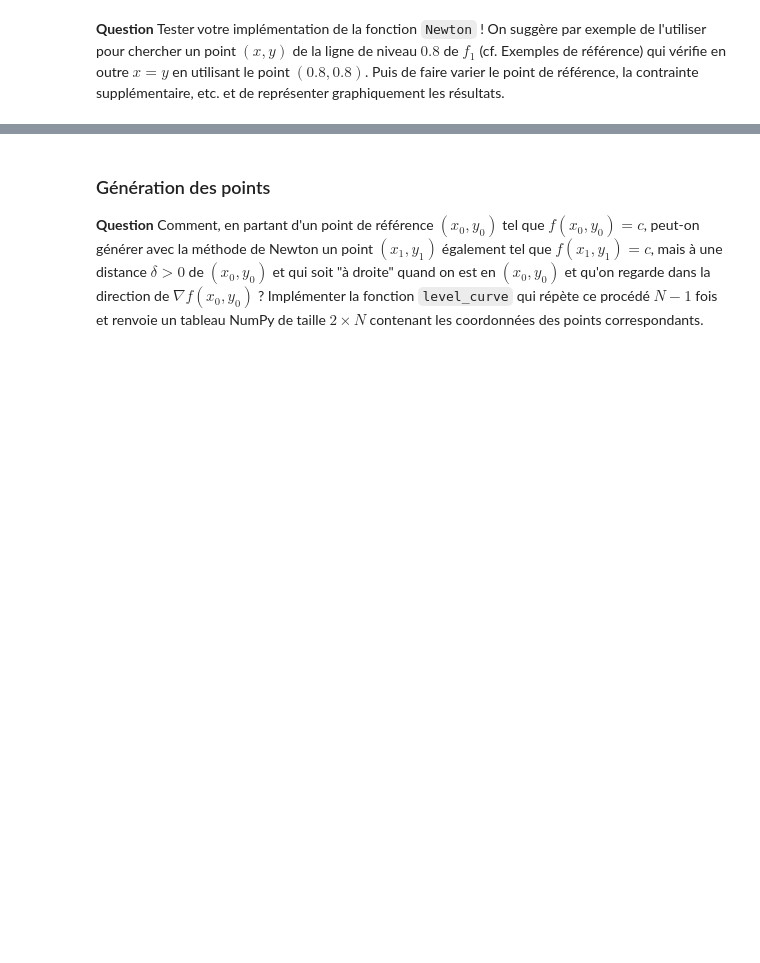
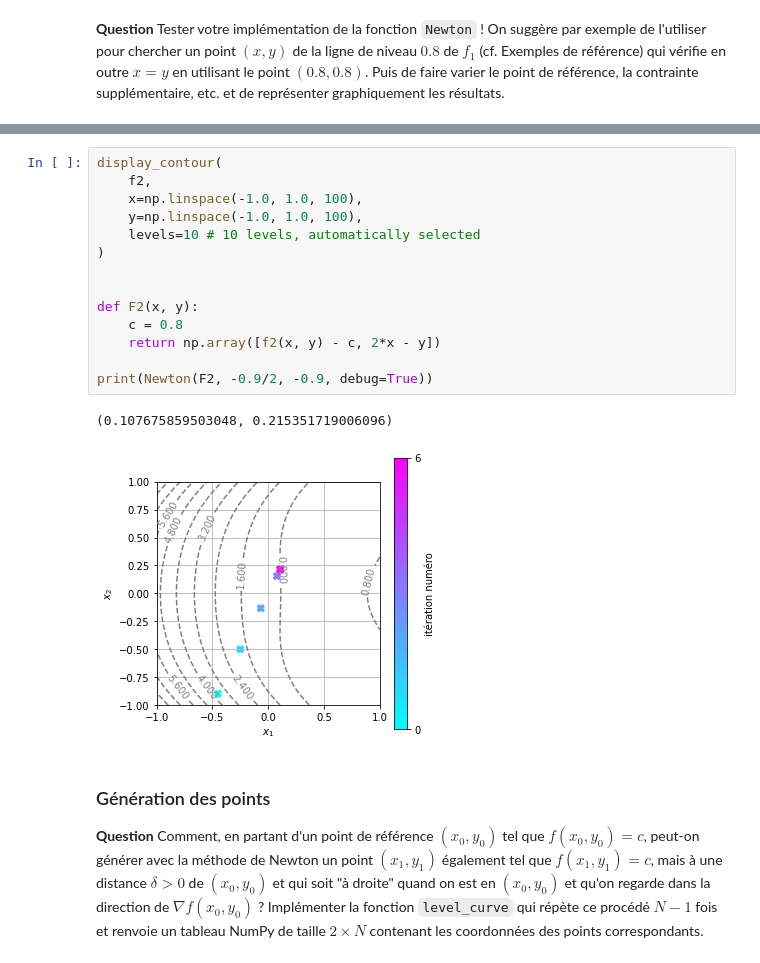
Before and after one commit to WatchfulCoder/projet-numerique-CD, a Jupyter notebook: projet-maths-info.ipynb, the cells around one changed output, grey strips where cells are left out. Saved outputs shown, nothing was run; the diff lists cells and outputs as text; blank space fills up the shorter version.

```diff
--- a/projet-maths-info.ipynb
+++ b/projet-maths-info.ipynb
@@ -240,3 +256,20 @@ print(Newton(F2, 0.8, 0.8, debug=True))
+# %%
+display_contour(
+    f2,
+    x=np.linspace(-1.0, 1.0, 100),
+    y=np.linspace(-1.0, 1.0, 100),
+    levels=10 # 10 levels, automatically selected
+)
+
+
+def F2(x, y):
+    c = 0.8
+    return np.array([f2(x, y) - c, 2*x - y])
+
+print(Newton(F2, -0.9/2, -0.9, debug=True))
+# %% [output]
+(0.107675859503048, 0.215351719006096)
+[figure, added]
 # %% [markdown]
 ### Génération des points
 
```
Also changed, not shown: parts of 32 cells of this notebook.
